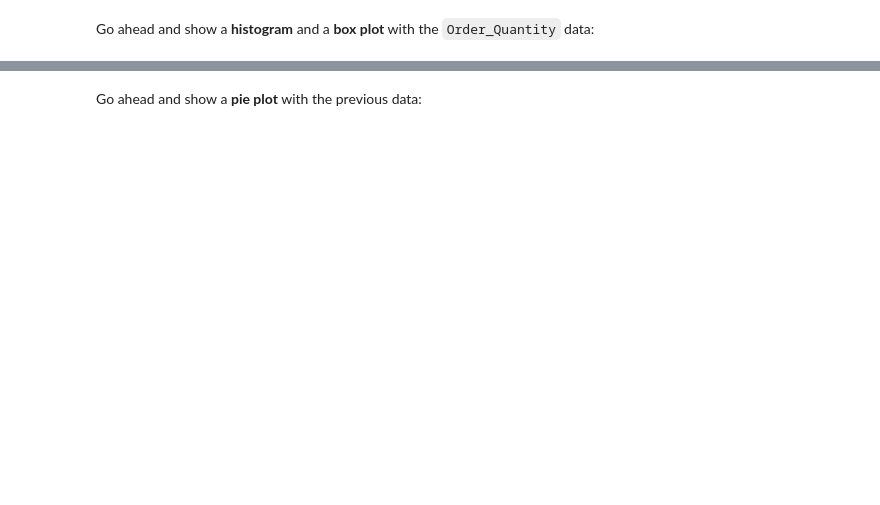
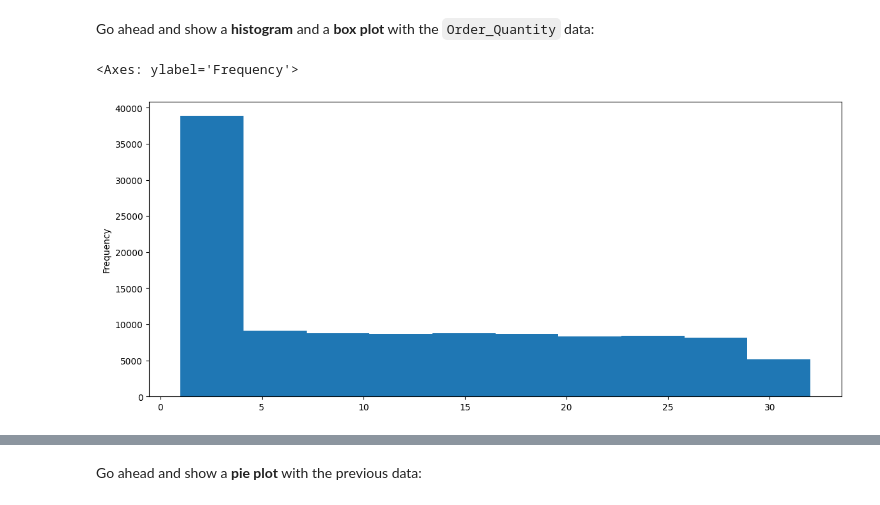
Before and after one commit to jeffreychan92/cs50-portfolio-project, a Jupyter notebook: Exercises_1.ipynb, the cells around one changed output, grey strips where cells are left out. Drawn from its saved outputs; the diff is of its cells as text; code cells hidden in the pictures; blank space fills up the shorter version.

```diff
--- a/Exercises_1.ipynb
+++ b/Exercises_1.ipynb
@@ -93,3 +95,8 @@ Go ahead and show a <b>histogram</b> and a <b>box plot</b> with the `Order_Quant
+# %%
+sales['Order_Quantity'].plot(kind='hist', figsize=(14,6))
+# %% [output]
+<Axes: ylabel='Frequency'>
+[figure, added]
 # %%
 # @title
 sales['Order_Quantity'].plot(kind='hist', bins=30, figsize=(14,6))
```
Also changed, not shown: parts of 10 cells of this notebook.
